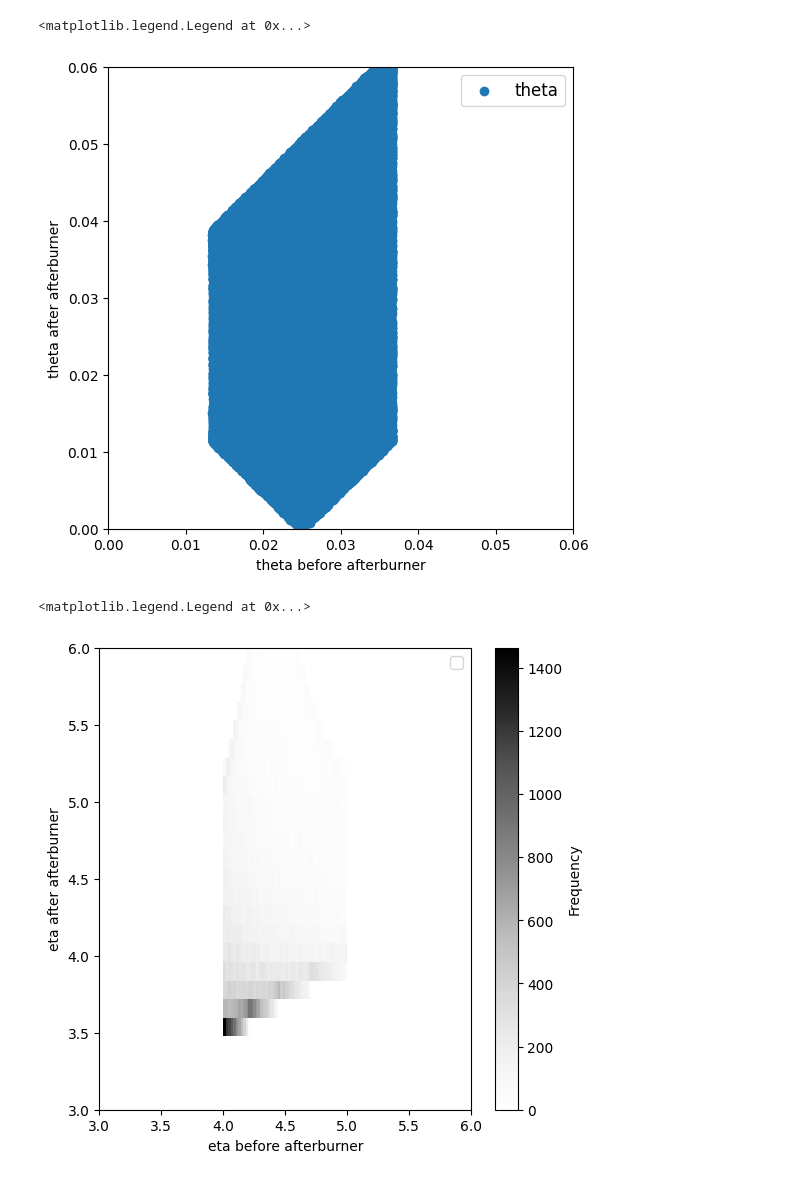
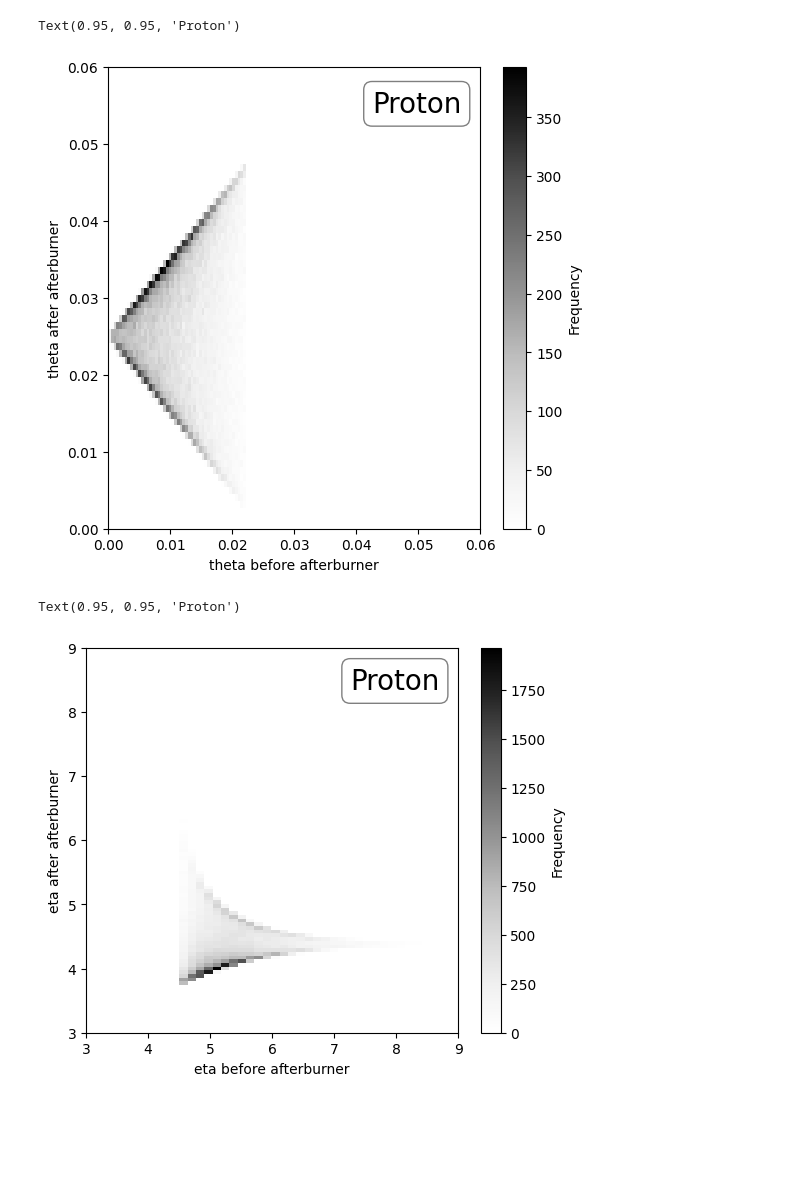
Before and after one commit to jazzitup/pentaquarkAna, a Jupyter notebook: afterBurnerChecker.ipynb, the cells around one changed output. Saved outputs shown, nothing was run; the diff lists cells and outputs as text; code cells hidden in the pictures; blank space fills up the shorter version.

```diff
--- a/afterBurnerChecker.ipynb
+++ b/afterBurnerChecker.ipynb
@@ -67,51 +78,61 @@ plt.show()
 # %%
-# num_rows = min(len(px_column5_file1), len(px_column5_file2), len(py_column6_file1), len(py_column6_file2))
-# num_rows = len(px1)
+# num_rows = min(len(proton_px_column5_file1), len(proton_px_column5_file2), len(py_column6_file1), len(py_column6_file2))
+# num_rows = len(proton_px1)
 # for i in range(num_rows):
 # for i in range(10):
-#     print(f"px1: {px1[i]} : px2: {px2[i]}    DIFF = {px2[i]-px1[i]}.")
+#     print(f"proton_px1: {proton_px1[i]} : proton_px2: {proton_px2[i]}    DIFF = {proton_px2[i]-proton_px1[i]}.")
 #     print(f"py1: {py1[i]} : py2: {py2[i]}    DIFF = {py2[i]-  py1[i]} ")
 #     print(f"pz1: {pz1[i]} : pz2: {pz2[i]}    DIFF = {pz2[i]-  pz1[i]} \n")
 
-px1 = np.array(px1)  # Convert to numpy array
-py1 = np.array(py1)
-pz1 = np.array(pz1)
-px2 = np.array(px2)  # Convert to numpy array
-py2 = np.array(py2)
-pz2 = np.array(pz2)
+proton_px1 = np.array(proton_px1)  # Convert to numpy array
+proton_py1 = np.array(proton_py1)
+proton_pz1 = np.array(proton_pz1)
+proton_px2 = np.array(proton_px2)  # Convert to numpy array
+proton_py2 = np.array(proton_py2)
+proton_pz2 = np.array(proton_pz2)
 
 
-tanTheta1 = np.sqrt(px1**2 + py1**2)/pz1
-tanTheta2 = np.sqrt(px2**2 + py2**2)/pz2
+tanTheta1 = np.sqrt(proton_px1**2 + proton_py1**2)/proton_pz1
+tanTheta2 = np.sqrt(proton_px2**2 + proton_py2**2)/proton_pz2
 
 theta1 = np.atan(tanTheta1)
 theta2 =  np.atan(tanTheta2)
 
 plt.figure(figsize=(6, 6))
-plt.scatter(theta1, theta2, label=f'theta')
+plt.hist2d(theta1, theta2, bins=50, cmap='Grays')
+plt.colorbar(label='Frequency')
+# plt.scatter(theta1, theta2, label=f'theta')
 plt.xlim(0, 0.06)
 plt.ylim(0, 0.06)
 plt.xlabel('theta before afterburner')
 plt.ylabel('theta after afterburner')
-plt.legend(fontsize=12)
+# plt.legend(fontsize=12)
+
+textstr = "Proton"
+plt.text(0.95, 0.95, textstr, transform=plt.gca().transAxes, fontsize=20,
+         verticalalignment='top', horizontalalignment='right', bbox=props)
 # %% [output]
-<matplotlib.legend.Legend at 0x...>
+Text(0.95, 0.95, 'Proton')
-[figure, old version]
+[figure, new version]
 # %%
 
 eta1 = -np.log( np.tan(theta1/2))
 eta2 = -np.log( np.tan(theta2/2))
 
 # plt.hexbin(eta1, eta2, gridsize=30, cmap='viridis', label=f'eta')
-plt.figure(figsize=(6, 6))
+plt.figure(figsize=(6, 5))
 # plt.scatter(eta1, eta2, label=f'eta')
 plt.hist2d(eta1, eta2, bins=50, cmap='Grays')
 plt.colorbar(label='Frequency')
-plt.xlim(3, 6)
-plt.ylim(3, 6)
+plt.xlim(3, 9)
+plt.ylim(3, 9)
 plt.xlabel('eta before afterburner')
 plt.ylabel('eta after afterburner')
-plt.legend(fontsize=12)
+# plt.legend(fontsize=12)
+
+textstr = "Proton"
+plt.text(0.95, 0.95, textstr, transform=plt.gca().transAxes, fontsize=20,
+         verticalalignment='top', horizontalalignment='right', bbox=props)
 # %% [output]
-<matplotlib.legend.Legend at 0x...>
+Text(0.95, 0.95, 'Proton')
-[figure, old version]
+[figure, new version]
```
Also changed, not shown: parts of 6 cells of this notebook, 3 other files.
